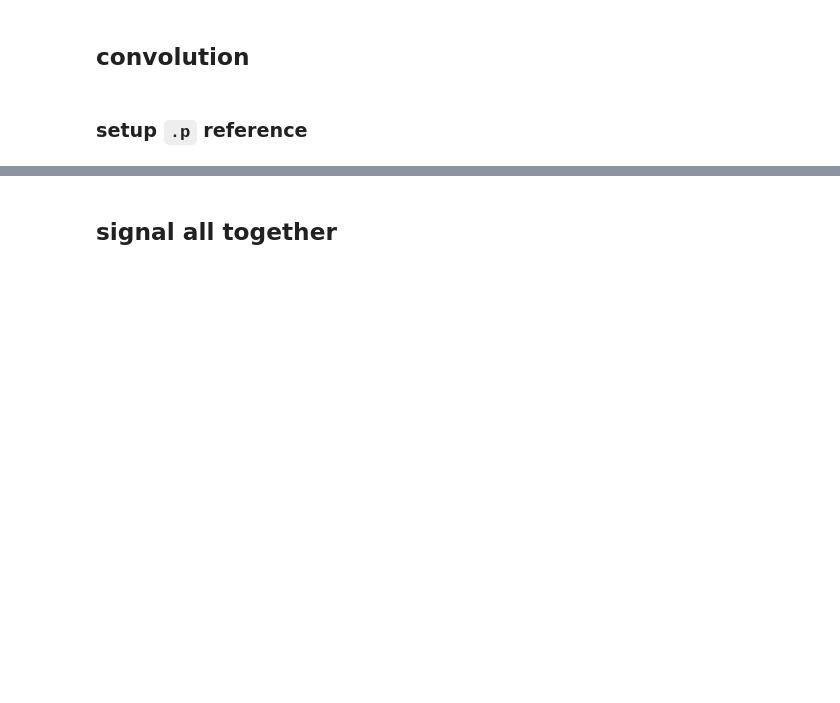
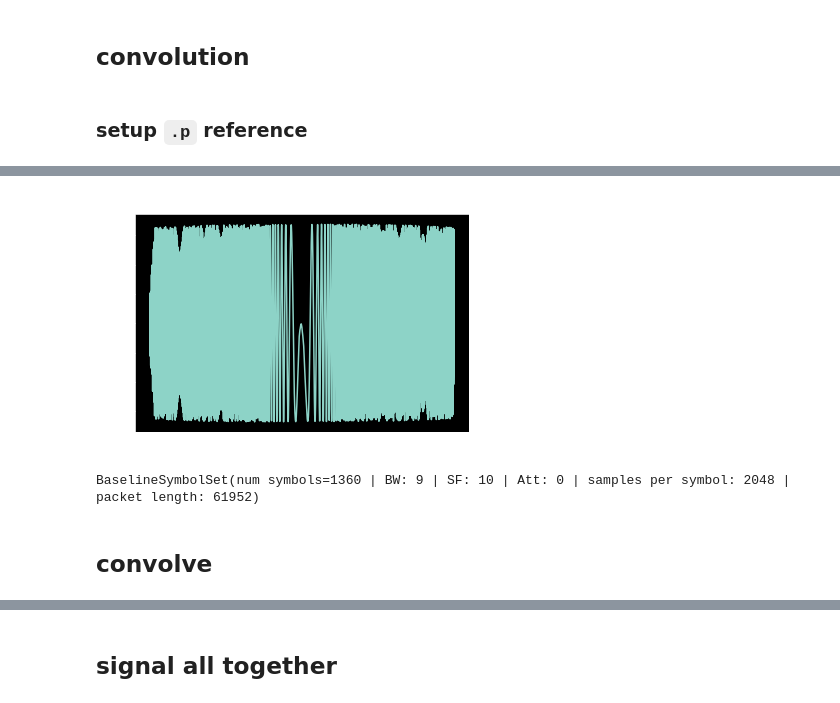
Before and after one commit to tjbergst/lorapy, a Jupyter notebook: data_processing_lorapy.ipynb, the cells around one changed output, grey strips where cells are left out. Drawn from its saved outputs; the diff is of its cells as text; code cells hidden in the pictures; blank space fills up the shorter version.

```diff
--- a/data_processing_lorapy.ipynb
+++ b/data_processing_lorapy.ipynb
@@ -169,0 +201,6 @@ DotPFile(id=1 | name='lora_symbols_BW9_SF10.p')
+# %%
+pfile = ploader.select(1)
+baseline = pfile.to_signal()
+baseline.plot()
+display(baseline)
+# %% [output]
@@ -169,0 +210,4 @@ DotPFile(id=1 | name='lora_symbols_BW9_SF10.p')
+[figure, added]
+BaselineSymbolSet(num symbols=1360 | BW: 9 | SF: 10 | Att: 0 | samples per symbol: 2048 | packet length: 61952)
+# %% [markdown]
+## convolve
```
Also changed, not shown: parts of 39 cells of this notebook.
